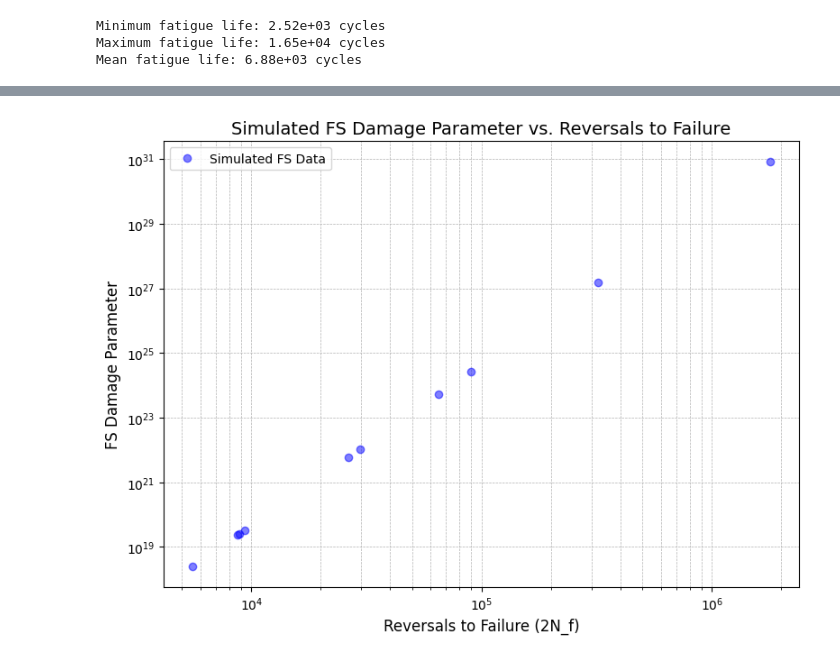
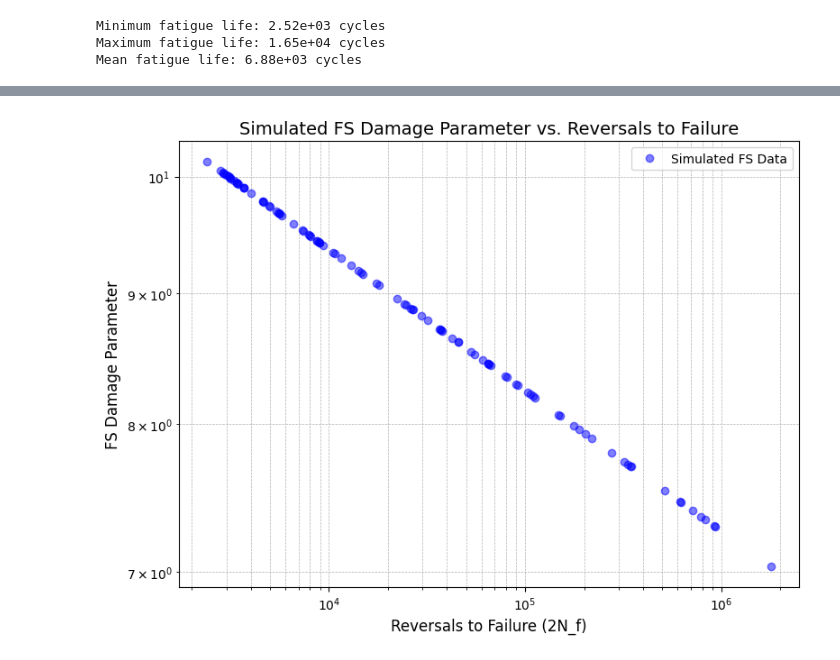
Before and after one commit to Anyi01/Project-VAL-modeling, a Jupyter notebook: Simulation_VAL.ipynb, the cells around one changed output, grey strips where cells are left out. Cells and saved outputs as stored; diff of their text form; code cells hidden in the pictures.

```diff
--- a/Simulation_VAL.ipynb
+++ b/Simulation_VAL.ipynb
@@ -164,7 +164,7 @@ def Nf_curve(amplitude):
     return 1e6 * (50 / amplitude) ** 3  # Modify amplitude ratio and exponent as needed
 
 # Simulate 100 parts with different loading histories to span from 10^4 to 10^6 cycles
-num_parts = 10
+num_parts = 100
 predicted_fatigue_lives = []
 
 time = np.linspace(0, 1000, 10000)  # Simulated time points
@@ -223,32 +223,32 @@ k = 1.5  # Material-dependent parameter for FS
 # Generate simulated reversals to failure (log-distribution to simulate realistic fatigue life data)
 Nf = predicted_fatigue_lives  # Simulating between 10^3 and 10^7 reversals to failure
 
 # Simulating defect distribution (random voids, etc.)
 defect_factor = np.random.uniform(0.95, 1.05, size=Nf.shape)  # Random defect multiplier (small variation)
 
 # FS parameter calculation function (elastic + plastic strain components)
 def fs_parameter_simulation(N, tau_f_prime, G, gamma_f_prime, b_0, c_0, sigma_n_max, sigma_y, k, defect_factor):
     elastic_term = (tau_f_prime / G) * (N ** b_0)
     plastic_term = gamma_f_prime * (N ** c_0)
     fs_value = elastic_term + plastic_term
     return fs_value
 
 # Calculate the simulated FS parameters
 fs_parameters_simulated = fs_parameter_simulation(Nf, tau_f_prime, G, gamma_f_prime, b_0, c_0, sigma_n_max, sigma_y, k, defect_factor)
 
 # Plot the simulated FS parameters vs. reversals to failure (2N_f)
 plt.figure(figsize=(8, 6))
-plt.loglog(2 * Nf, fs_parameters_simulated, 'bo', alpha=0.5, label='Simulated FS Data')
+plt.plot(Nf, fs_parameters_simulated, 'bo', alpha=0.5, label='Simulated FS Data')
 
 # Add labels and title
 plt.title('Simulated FS Damage Parameter vs. Reversals to Failure', fontsize=14)
 plt.xlabel('Reversals to Failure (2N_f)', fontsize=12)
 plt.ylabel('FS Damage Parameter', fontsize=12)
 plt.grid(True, which="both", ls="--", lw=0.5)
 plt.legend()
 plt.tight_layout()
 
 # Show plot
 plt.show()
 # %% [output]
-[figure, old version]
+[figure, new version]
```
Also changed, not shown: parts of 1 cell of this notebook.
